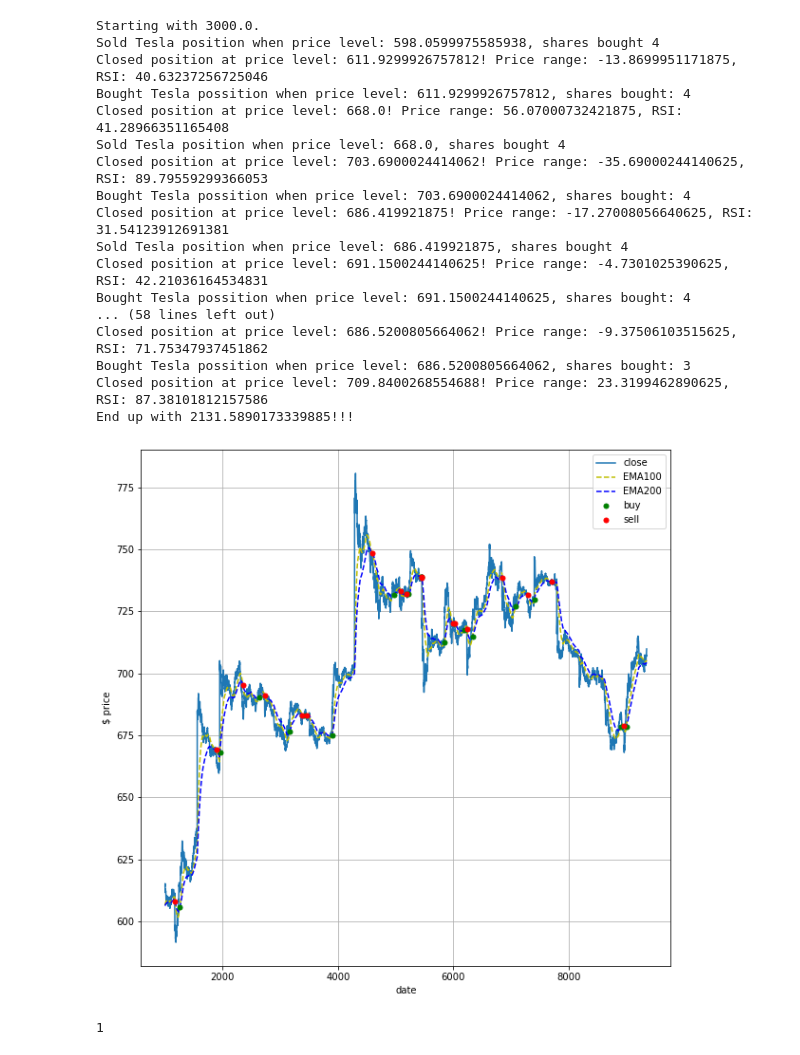
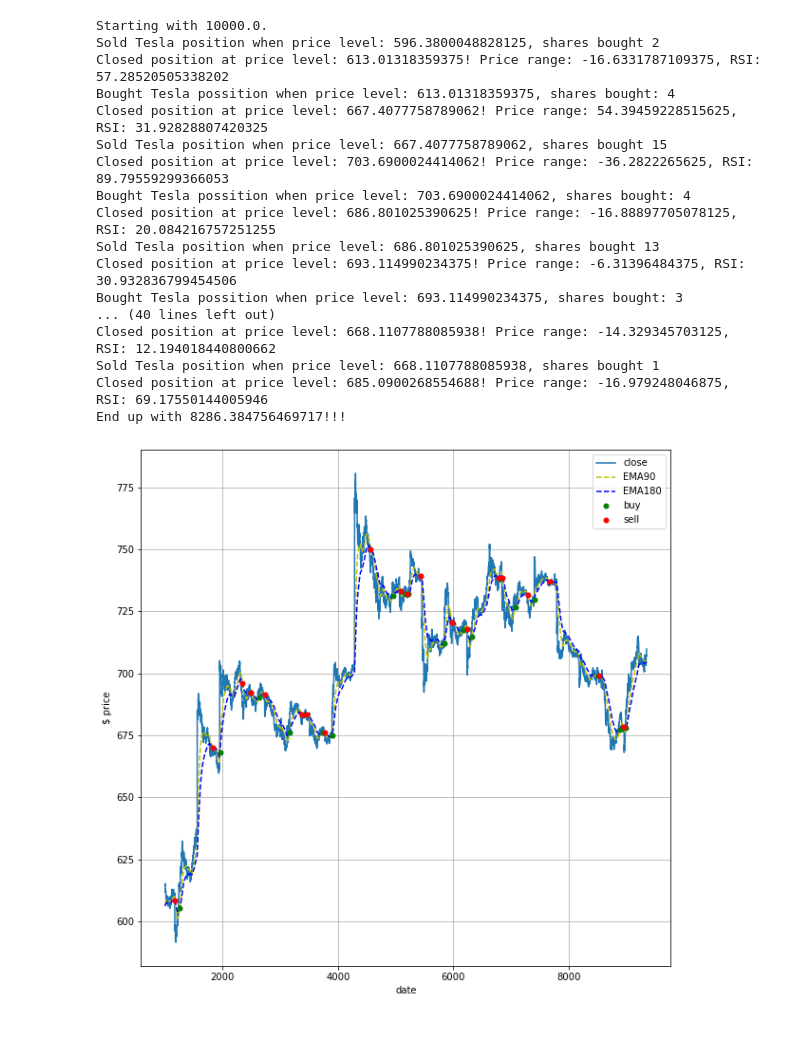
Before and after one commit to VayerMaking/borader, a Jupyter notebook: strategy.ipynb, the cells around one changed output. Cells and saved outputs as stored; diff of their text form; code cells hidden in the pictures.

Commit message:
Add new strategy

```diff
--- a/strategy.ipynb
+++ b/strategy.ipynb
@@ -90,14 +89,31 @@ def close_position(money, close_price, shares_afford, open_price, rsi, bought_or
 
     return [money, False]
 # %%
-def open_position(money, close_price, bought_or_sold):
-    shares_could_afford = int(money / (close_price * 1.01))
+def open_position(money, money_for_trade, close_price, bought_or_sold):
+    shares_could_afford = int(money_for_trade / (close_price * 1.01))
     if bought_or_sold:
         money -= shares_could_afford * (close_price * 1.01)
     else:
         money += shares_could_afford * close_price
 
     return [money, close_price, True, shares_could_afford]
+# %%
+def estimate_trade_profitability(index, buy_or_sell, money):
+    estimated_money = 0
+    #if buy_or_sell equals 1(program is going to buy) than func search for last sell position
+    if buy_or_sell:
+        list_of_last_position = np.where(df['position'][2:index] == -1)
+    else:
+        list_of_last_position = np.where(df['position'][2:index] == 1)
+
+    if len(list_of_last_position[0]) > 0:
+        # Logic for maximal difference in range last position index to current index
+        max_diff = abs(df.loc[list_of_last_position[0][len(list_of_last_position[0]) - 1]: index]['diff']).max()
+        estimated_money = money * int(max_diff) * 15 / 100
+
+    if estimated_money > money:
+        return money
+    return estimated_money
 # %%
 def print_results_from_strategy(df, start_index, portfolio_percentage, current_money, ticker):
     result = []
@@ -110,6 +126,7 @@ def print_results_from_strategy(df, start_index, portfolio_percentage, current_m
     wait_buy_time = 0
     wait_sell_time = 0
     money = current_money * portfolio_percentage / 100
+    money_for_trade = 0
     shares_afford = 0
 
     print(f"Starting with {money}.")
@@ -120,7 +137,10 @@ def print_results_from_strategy(df, start_index, portfolio_percentage, current_m
                 money, is_stock_sold = close_position(money, close_price, shares_afford, price_sold, df.loc[i]['rsi'], False)
                 result.append([i, df.loc[i]['close']])
             if not is_stock_bought:
-                money, price_bought, is_stock_bought, shares_afford = open_position(money, close_price, True)
+                money_for_trade = estimate_trade_profitability(i, 1, money)
+                if money_for_trade == 0:
+                    continue
+                money, price_bought, is_stock_bought, shares_afford = open_position(money, money_for_trade, close_price, True)
 
                 print(f"Bought {ticker} possition when price level: {close_price}, shares bought: {shares_afford}")
                 result.append([i, df.loc[i]['close']])
@@ -131,7 +151,10 @@ def print_results_from_strategy(df, start_index, portfolio_percentage, current_m
                 result.append([i, df.loc[i]['close']])
 
             if not is_stock_sold:
-                money, price_sold, is_stock_sold, shares_afford = open_position(money, close_price, False)
+                money_for_trade = estimate_trade_profitability(i, 0, money)
+                if money_for_trade == 0:
+                    continue
+                money, price_sold, is_stock_sold, shares_afford = open_position(money, money_for_trade, close_price, False)
 
                 print(f"Sold {ticker} position when price level: {close_price}, shares bought {shares_afford}")
                 result.append([i, df.loc[i]['close']])
@@ -278,38 +331,36 @@ def get_next_decition_probability(df, start_index, end_index):
 # %%
 df = convert_to_dataframe(get_database_data())
 
 
 df1 = calculate_rsi(df)
 df['rsi'] = convert_to_dataframe(df1, columns=['rsi'])
 
-ma_one = 100
-ma_two = 200
+ma_one = 90
+ma_two = 180
 start_index = 1000
 ma_columns = start_strategy(df, ma_one, ma_two)
 
-print_results_from_strategy(df, start_index, 30, 10000, "Tesla")
+df['diff'] = df[ma_columns[0]] - df[ma_columns[1]]
+
+print_results_from_strategy(df, start_index, 100, 10000, "Tesla")
 
 plot_results(df, ma_columns[0], ma_columns[1], start_index)
 # %% [output]
-Starting with 3000.0.
-Sold Tesla position when price level: 598.0599975585938, shares bought 4
-Closed position at price level: 611.9299926757812! Price range: -13.8699951171875, RSI: 40.63237256725046
-Bought Tesla possition when price level: 611.9299926757812, shares bought: 4
-Closed position at price level: 668.0! Price range: 56.07000732421875, RSI: 41.28966351165408
-Sold Tesla position when price level: 668.0, shares bought 4
-Closed position at price level: 703.6900024414062! Price range: -35.69000244140625, RSI: 89.79559299366053
+Starting with 10000.0.
+Sold Tesla position when price level: 596.3800048828125, shares bought 2
+Closed position at price level: 613.01318359375! Price range: -16.6331787109375, RSI: 57.28520505338202
+Bought Tesla possition when price level: 613.01318359375, shares bought: 4
+Closed position at price level: 667.4077758789062! Price range: 54.39459228515625, RSI: 31.92828807420325
+Sold Tesla position when price level: 667.4077758789062, shares bought 15
+Closed position at price level: 703.6900024414062! Price range: -36.2822265625, RSI: 89.79559299366053
 Bought Tesla possition when price level: 703.6900024414062, shares bought: 4
-Closed position at price level: 686.419921875! Price range: -17.27008056640625, RSI: 31.54123912691381
-Sold Tesla position when price level: 686.419921875, shares bought 4
-Closed position at price level: 691.1500244140625! Price range: -4.7301025390625, RSI: 42.21036164534831
-Bought Tesla possition when price level: 691.1500244140625, shares bought: 4
-... (58 lines left out)
-Closed position at price level: 686.5200805664062! Price range: -9.37506103515625, RSI: 71.75347937451862
-Bought Tesla possition when price level: 686.5200805664062, shares bought: 3
-Closed position at price level: 709.8400268554688! Price range: 23.3199462890625, RSI: 87.38101812157586
-End up with 2131.5890173339885!!!
+Closed position at price level: 686.801025390625! Price range: -16.88897705078125, RSI: 20.084216757251255
+Sold Tesla position when price level: 686.801025390625, shares bought 13
+Closed position at price level: 693.114990234375! Price range: -6.31396484375, RSI: 30.932836799454506
+Bought Tesla possition when price level: 693.114990234375, shares bought: 3
+... (40 lines left out)
+Closed position at price level: 668.1107788085938! Price range: -14.329345703125, RSI: 12.194018440800662
+Sold Tesla position when price level: 668.1107788085938, shares bought 1
+Closed position at price level: 685.0900268554688! Price range: -16.979248046875, RSI: 69.17550144005946
+End up with 8286.384756469717!!!
-[figure, old version]
+[figure, new version]
-# %%
-int(3.6 / 2)
-# %% [output]
-1
```
Also changed, not shown: parts of 7 cells of this notebook.
